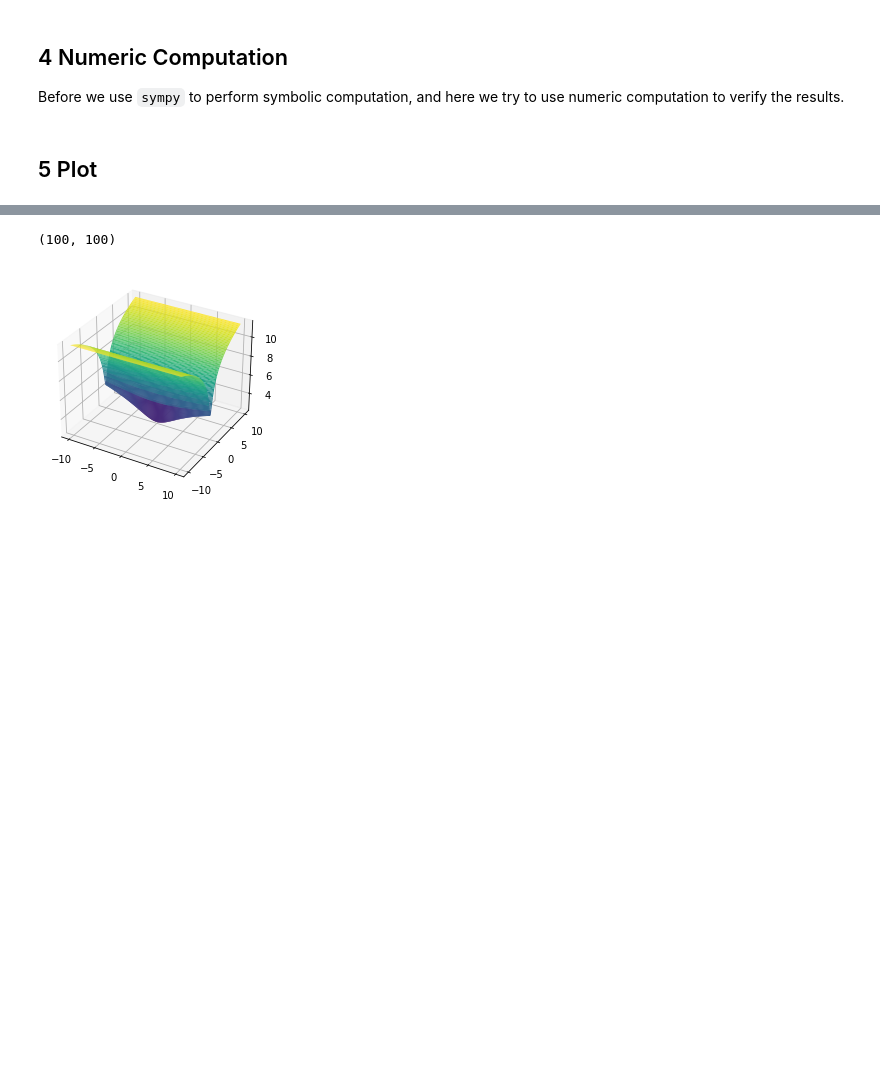
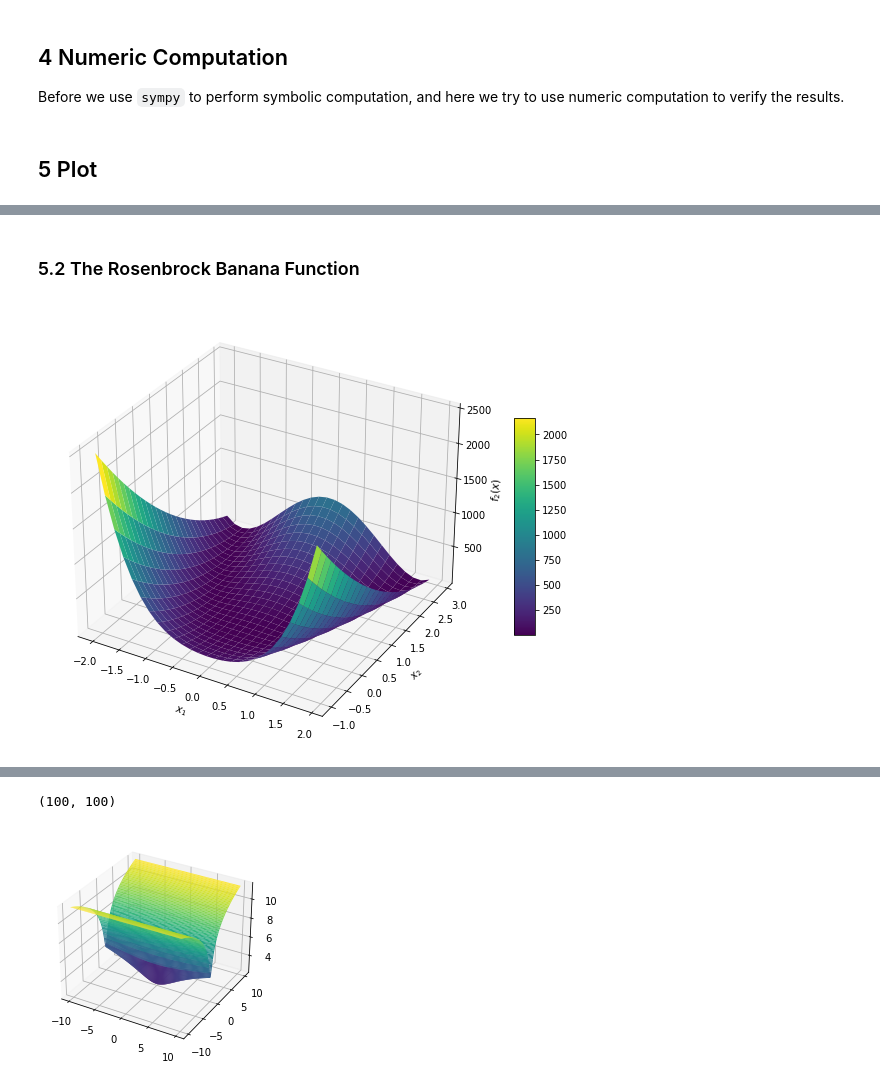
Before and after one commit to UCPHszf/Numerical-Optimization, a Jupyter notebook: code/case_studies.ipynb, the cells around one changed output, grey strips where cells are left out. Cells and saved outputs as stored; diff of their text form; code cells hidden in the pictures; blank space fills up the shorter version.

```diff
--- a/code/case_studies.ipynb
+++ b/code/case_studies.ipynb
@@ -364,0 +353,20 @@ plot_rosenbrock_banana()
+# %% [markdown]
+### 5.2 The Rosenbrock Banana Function
+# %%
+rosenbrock_banana = lambda x_1, x_2 : (1 - x_1) ** 2 + 100 * (x_2 - x_1 ** 2) ** 2
+
+X = np.arange(-2, 2, 0.15)
+Y = np.arange(-1, 3, 0.15)
+X, Y = np.meshgrid(X, Y)
+Z = rosenbrock_banana(X, Y)
+
+fig = plt.figure(figsize=(12, 8))
+ax = plt.axes(projection='3d')
+surf = ax.plot_surface(X, Y, Z, rstride=1, cstride=1, cmap='viridis', edgecolor='none')
+fig.colorbar(surf, shrink=0.5, aspect=10)
+ax.set_xlabel("$x_1$")
+ax.set_ylabel("$x_2$")
+ax.set_zlabel("$f_(x)$")
+fig.savefig("../images/rosenbrock_banana_3d.png")
+# %% [output]
+[figure, added]
```
Also changed, not shown: parts of 19 cells of this notebook.
